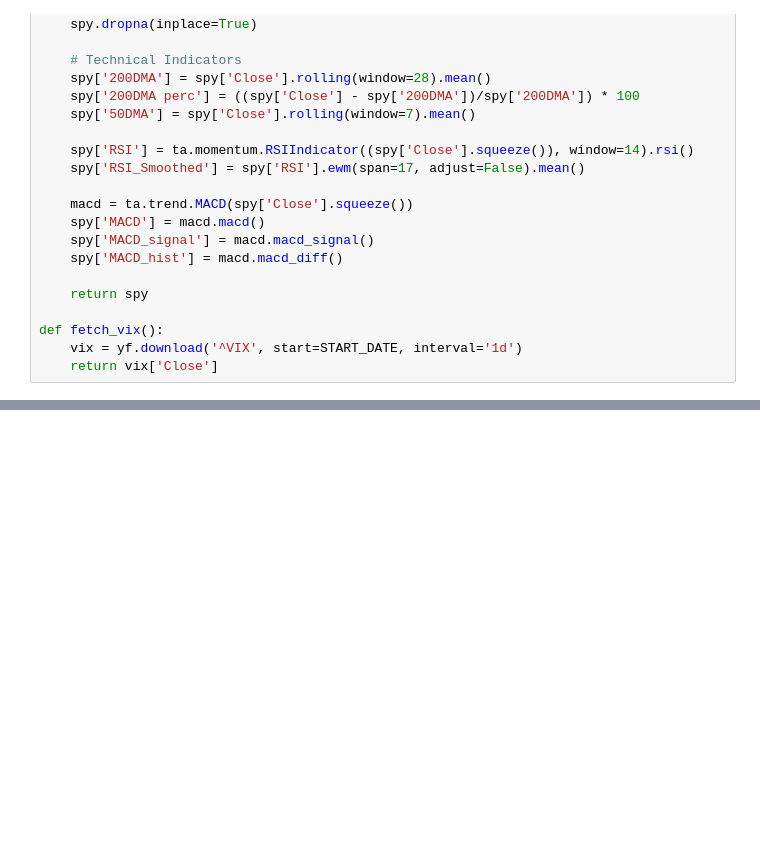
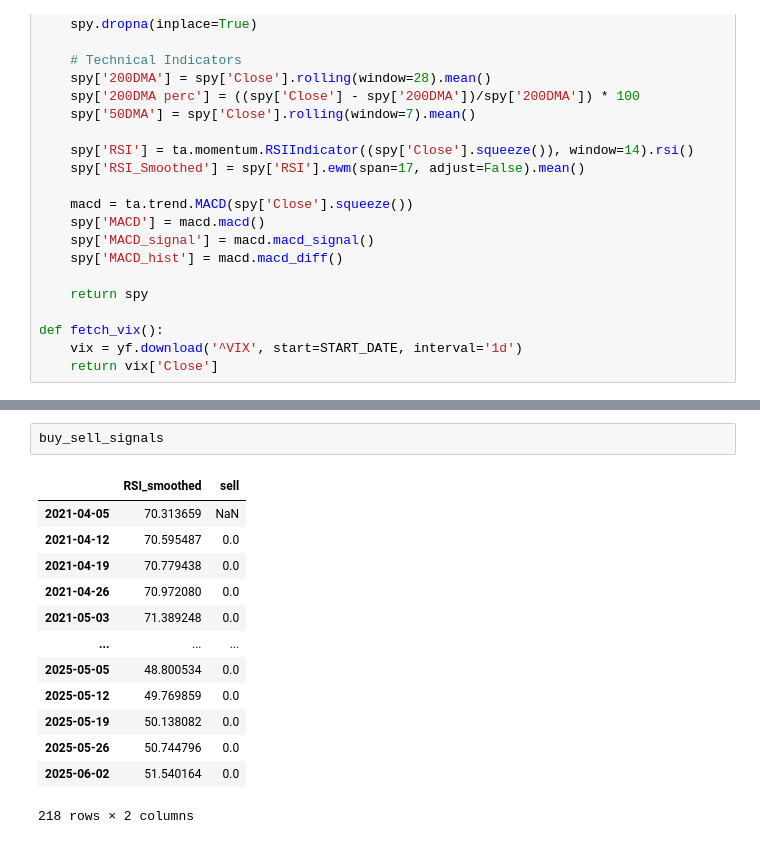
Before and after one commit to bramvandeurzen934/fearandgreed, a Jupyter notebook: fearandgreed_v2.ipynb, the cells around one changed output, grey strips where cells are left out. Saved outputs shown, nothing was run; the diff lists cells and outputs as text; blank space fills up the shorter version.

```diff
--- a/fearandgreed_v2.ipynb
+++ b/fearandgreed_v2.ipynb
@@ -137,0 +123,16 @@ indicator_total
+# %%
+buy_sell_signals
+# %% [output]
+|  | RSI_smoothed | sell |
+| 2021-04-05 | 70.313659 | NaN |
+| 2021-04-12 | 70.595487 | 0.0 |
+| 2021-04-19 | 70.779438 | 0.0 |
+| 2021-04-26 | 70.972080 | 0.0 |
+| 2021-05-03 | 71.389248 | 0.0 |
+| ... | ... | ... |
+| 2025-05-05 | 48.800534 | 0.0 |
+| 2025-05-12 | 49.769859 | 0.0 |
+| 2025-05-19 | 50.138082 | 0.0 |
+| 2025-05-26 | 50.744796 | 0.0 |
+| 2025-06-02 | 51.540164 | 0.0 |
+218 rows × 2 columns
```
Also changed, not shown: parts of 8 cells of this notebook.
